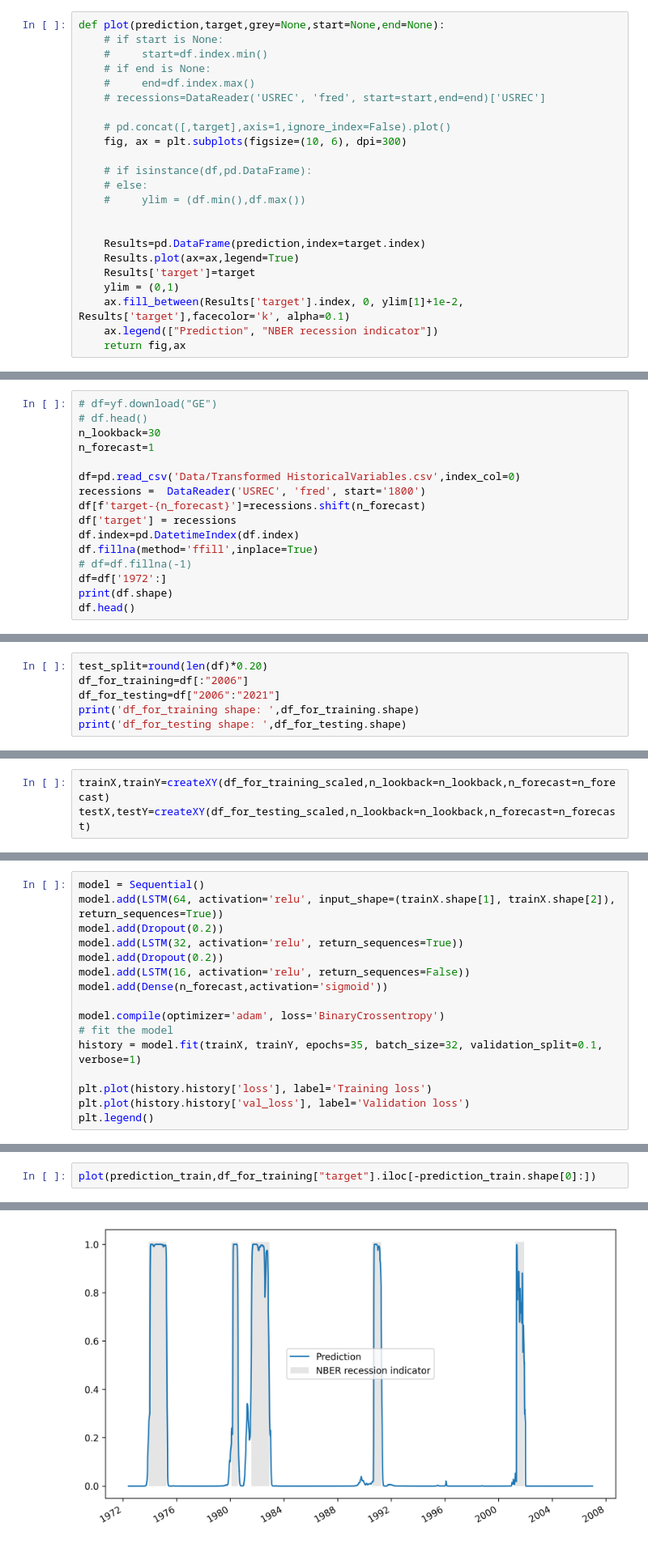
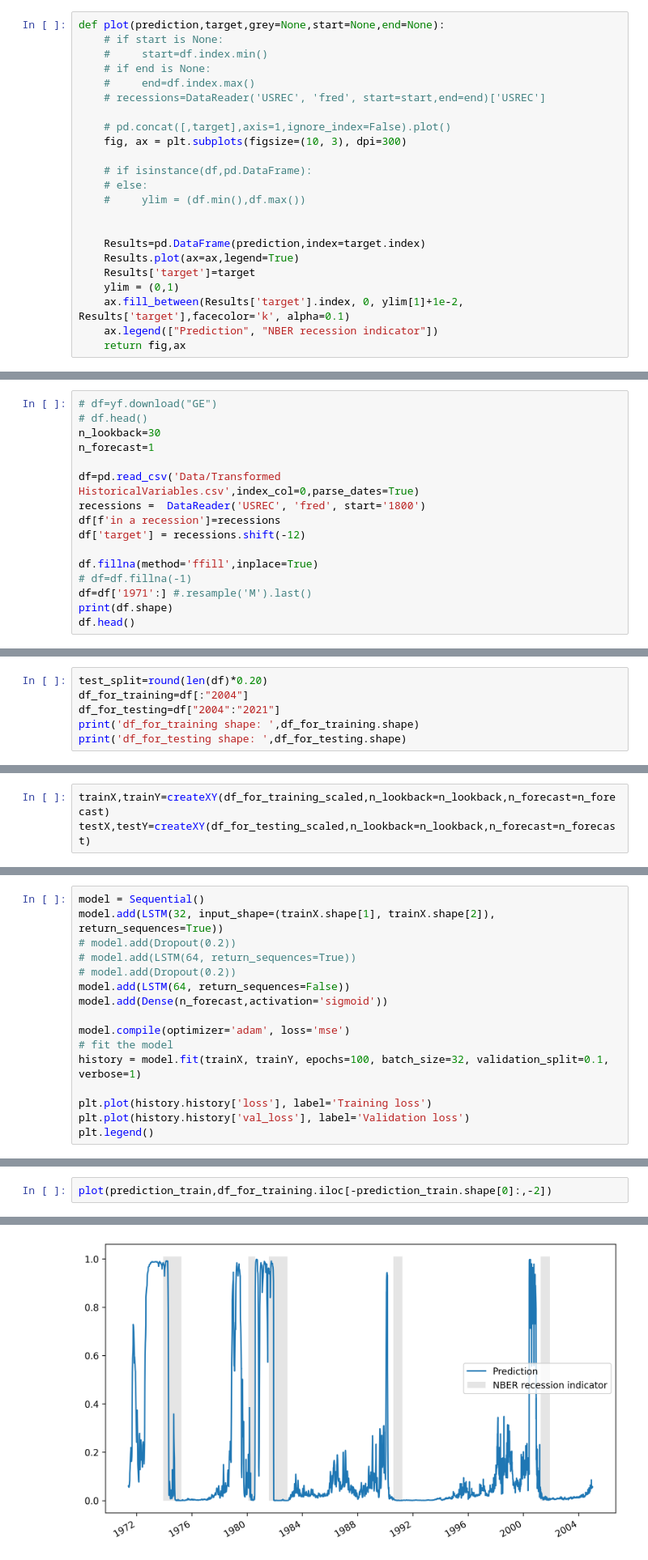
Before and after one commit to AmineMahdioui/projet-de-fin-d-annee, a Jupyter notebook: New try LSTM.ipynb, the cells around one changed output, grey strips where cells are left out. Shown at 81% size. Drawn from its saved outputs; the diff is of its cells as text.

```diff
--- a/New try LSTM.ipynb
+++ b/New try LSTM.ipynb
@@ -20,7 +20,7 @@ def plot(prediction,target,grey=None,start=None,end=None):
     # recessions=DataReader('USREC', 'fred', start=start,end=end)['USREC']
 
     # pd.concat([,target],axis=1,ignore_index=False).plot()
-    fig, ax = plt.subplots(figsize=(10, 6), dpi=300)
+    fig, ax = plt.subplots(figsize=(10, 3), dpi=300)
 
     # if isinstance(df,pd.DataFrame):
     # else:
@@ -45,14 +40,14 @@ pd.concat([recessions.shift(-6).rename(columns={'USREC':'USREC-6'}),-1*recession
 n_lookback=30
 n_forecast=1
 
-df=pd.read_csv('Data/Transformed HistoricalVariables.csv',index_col=0)
+df=pd.read_csv('Data/Transformed HistoricalVariables.csv',index_col=0,parse_dates=True)
 recessions =  DataReader('USREC', 'fred', start='1800')
-df[f'target-{n_forecast}']=recessions.shift(n_forecast)
-df['target'] = recessions
-df.index=pd.DatetimeIndex(df.index)
+df[f'in a recession']=recessions
+df['target'] = recessions.shift(-12)
+
 df.fillna(method='ffill',inplace=True)
 # df=df.fillna(-1)
-df=df['1972':]
+df=df['1971':] #.resample('M').last()
 print(df.shape)
 df.head()
 # %% [output]
@@ -66,8 +61,8 @@ df.head()
 5 rows × 126 columns
 # %%
 test_split=round(len(df)*0.20)
-df_for_training=df[:"2006"]
-df_for_testing=df["2006":"2021"]
+df_for_training=df[:"2004"]
+df_for_testing=df["2004":"2021"]
 print('df_for_training shape: ',df_for_training.shape)
 print('df_for_testing shape: ',df_for_testing.shape)
 # %% [output]
@@ -128,15 +90,15 @@ pandas.core.indexes.datetimes.DatetimeIndex
 # %%
 model = Sequential()
-model.add(LSTM(64, activation='relu', input_shape=(trainX.shape[1], trainX.shape[2]), return_sequences=True))
-model.add(Dropout(0.2))
-model.add(LSTM(32, activation='relu', return_sequences=True))
-model.add(Dropout(0.2))
-model.add(LSTM(16, activation='relu', return_sequences=False))
+model.add(LSTM(32, input_shape=(trainX.shape[1], trainX.shape[2]), return_sequences=True))
+# model.add(Dropout(0.2))
+# model.add(LSTM(64, return_sequences=True))
+# model.add(Dropout(0.2))
+model.add(LSTM(64, return_sequences=False))
 model.add(Dense(n_forecast,activation='sigmoid'))
 
-model.compile(optimizer='adam', loss='BinaryCrossentropy')
+model.compile(optimizer='adam', loss='mse')
 # fit the model
-history = model.fit(trainX, trainY, epochs=35, batch_size=32, validation_split=0.1, verbose=1)
+history = model.fit(trainX, trainY, epochs=100, batch_size=32, validation_split=0.1, verbose=1)
 
 plt.plot(history.history['loss'], label='Training loss')
 plt.plot(history.history['val_loss'], label='Validation loss')
@@ -203,5 +161,5 @@ prediction_train.max()
 # %%
-plot(prediction_train,df_for_training["target"].iloc[-prediction_train.shape[0]:])
+plot(prediction_train,df_for_training.iloc[-prediction_train.shape[0]:,-2])
 # %% [output]
 (<Figure size 3000x1800 with 1 Axes>, <Axes: >)
-[figure, old version]
+[figure, new version]
```
Also changed, not shown: parts of 23 cells of this notebook.
